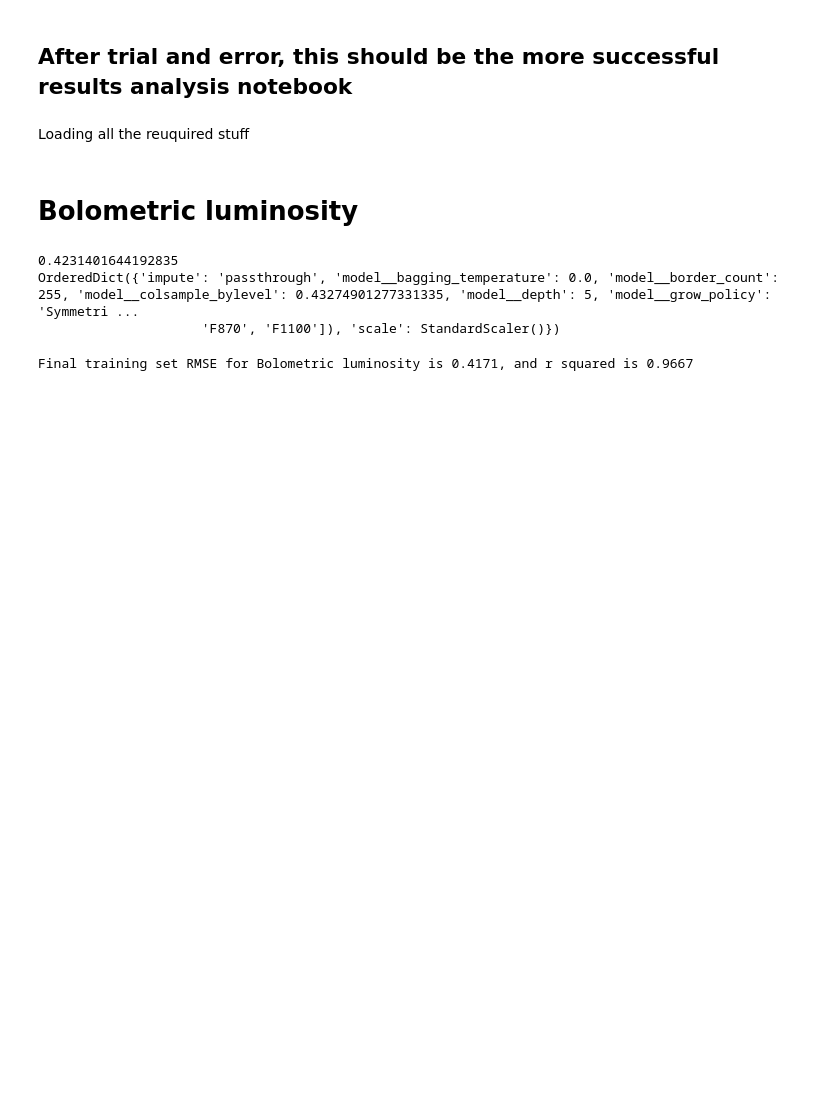
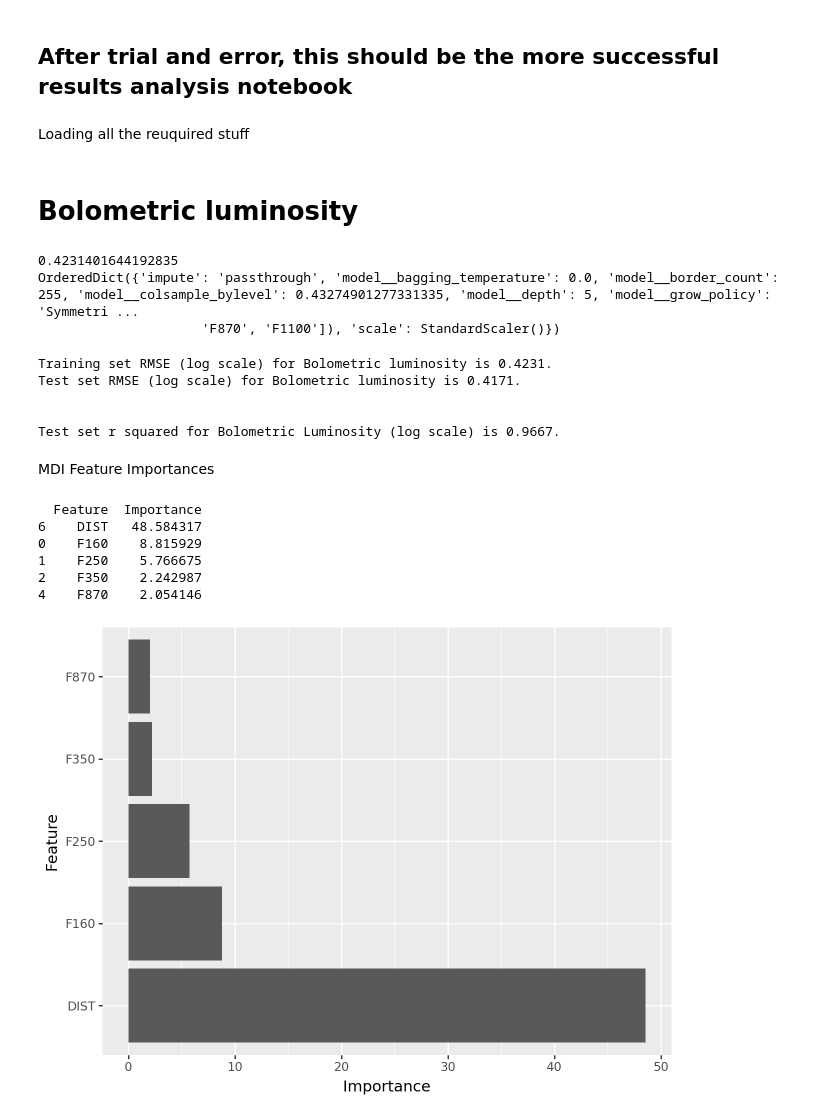
Before and after one commit to AlexEmert/Star-Formation-Research-Project-2026, a Jupyter notebook: pipeline/scripts/results_final_testing.ipynb, the cells around one changed output. Drawn from its saved outputs; the diff is of its cells as text; code cells hidden in the pictures; blank space fills up the shorter version.

Commit message:
results, plots, etc.

```diff
--- a/pipeline/scripts/results_final_testing.ipynb
+++ b/pipeline/scripts/results_final_testing.ipynb
@@ -61,17 +76,54 @@ OrderedDict({'impute': 'passthrough', 'model__bagging_temperature': 0.0, 'model_
                      'F870', 'F1100']), 'scale': StandardScaler()})
 # %%
 y_log_lbol = np.log(phot['L_BOL'])
-X_lbol = phot.drop(columns=remove_properties)
+lbol_X_train, lbol_X_test, lbol_y_train, lbol_y_test = train_test_split(X, y_log_lbol, test_size = 0.2, random_state=2026)
 
-lbol_X_train, lbol_X_test, lbol_y_train, lbol_y_test = train_test_split(X_lbol, y_log_lbol, test_size = 0.2, random_state=2026)
-
-best_lbol_model = model_pipe.set_params(model=model_list[0])
+lbol_model_pipe = clone(model_pipe)
+lbol_model = CatBoostRegressor(random_state=2026, verbose=0, thread_count=-1, loss_function='RMSE')
+best_lbol_model = lbol_model_pipe.set_params(model=lbol_model)
 best_lbol_model.set_params(**lbol_results['cat_log_params'])
 
 best_lbol_model.fit(lbol_X_train, lbol_y_train)
 lbol_y_preds = best_lbol_model.predict(lbol_X_test)
 lbol_rmse = root_mean_squared_error(lbol_y_test, lbol_y_preds)
 lbol_r2 = r2_score(lbol_y_test, lbol_y_preds)
-print(f"Final training set RMSE (log scale) for Bolometric luminosity is {lbol_rmse:.4f}, and r squared is {lbol_r2:.4f}.")
+print(f"Training set RMSE (log scale) for Bolometric luminosity is {lbol_results['cat_log_CV']:.4f}.")
+print(f"Test set RMSE (log scale) for Bolometric luminosity is {lbol_rmse:.4f}.")
+print("\n")
+print(f"Test set r squared for Bolometric Luminosity (log scale) is {lbol_r2:.4f}.")
+
+results["RESP"].append('L_BOL')
+results['log'].append(True)
+results['CV_score'].append(lbol_results['cat_log_CV'])
+results['model_type'].append('Catboost')
+results['test_score'].append(lbol_rmse)
+results['test_r2'].append(lbol_r2)
 # %% [output]
-Final training set RMSE for Bolometric luminosity is 0.4171, and r squared is 0.9667
+Training set RMSE (log scale) for Bolometric luminosity is 0.4231.
+Test set RMSE (log scale) for Bolometric luminosity is 0.4171.
+
+
+Test set r squared for Bolometric Luminosity (log scale) is 0.9667.
+# %% [markdown]
+MDI Feature Importances
+# %%
+lbol_importances = best_lbol_model.named_steps['model'].feature_importances_
+lbol_imp_df = pd.DataFrame({
+    'Feature': best_lbol_model.named_steps['model'].feature_names_,
+    'Importance': lbol_importances
+}).sort_values(by='Importance', ascending=False)
+print(lbol_imp_df.head())
+lbol_imp_df['Feature'] = pd.Categorical(lbol_imp_df['Feature'], categories=lbol_imp_df['Feature'].unique())
+(
+    ggplot(lbol_imp_df.head(), aes(x='Feature', y='Importance')) +
+    geom_col() +
+    coord_flip()
+)
+# %% [output]
+  Feature  Importance
+6    DIST   48.584317
+0    F160    8.815929
+1    F250    5.766675
+2    F350    2.242987
+4    F870    2.054146
+[figure, added]
```
Also changed, not shown: parts of 47 cells of this notebook, 46 other files.
